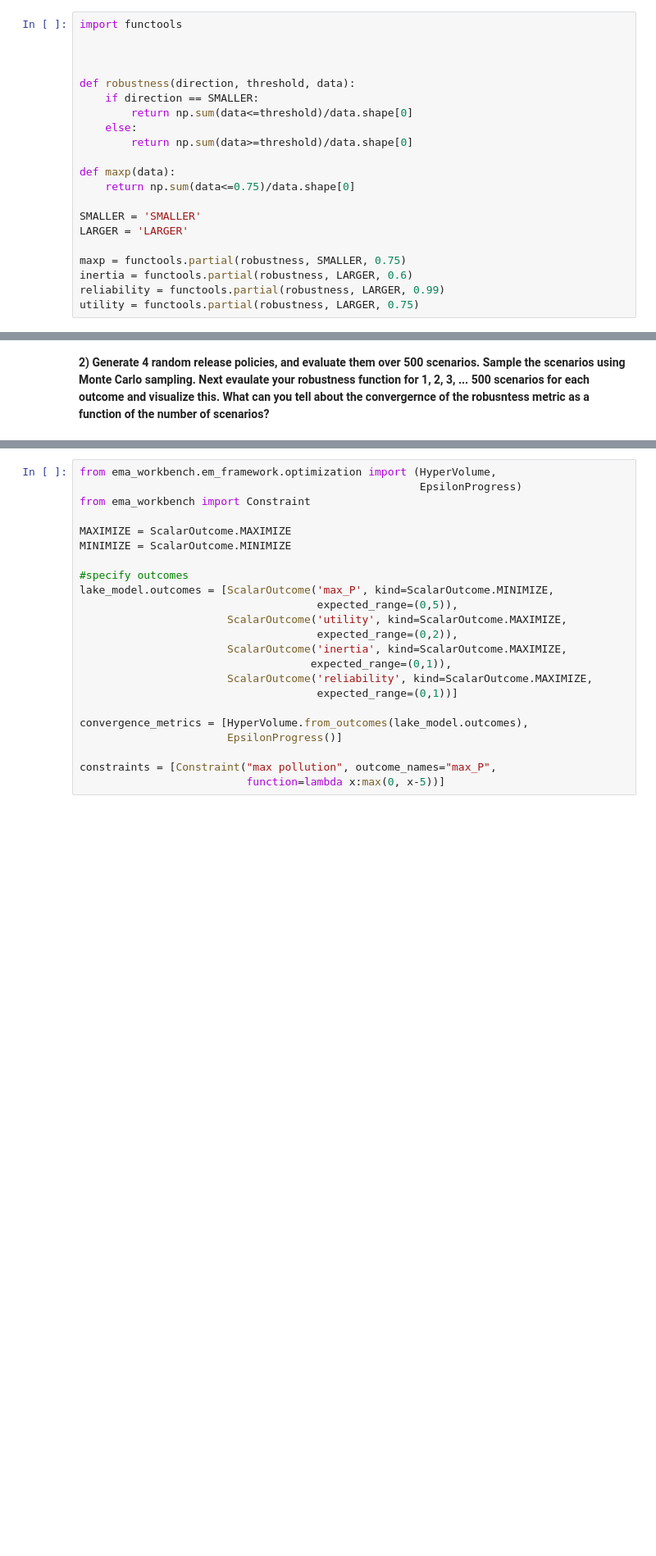
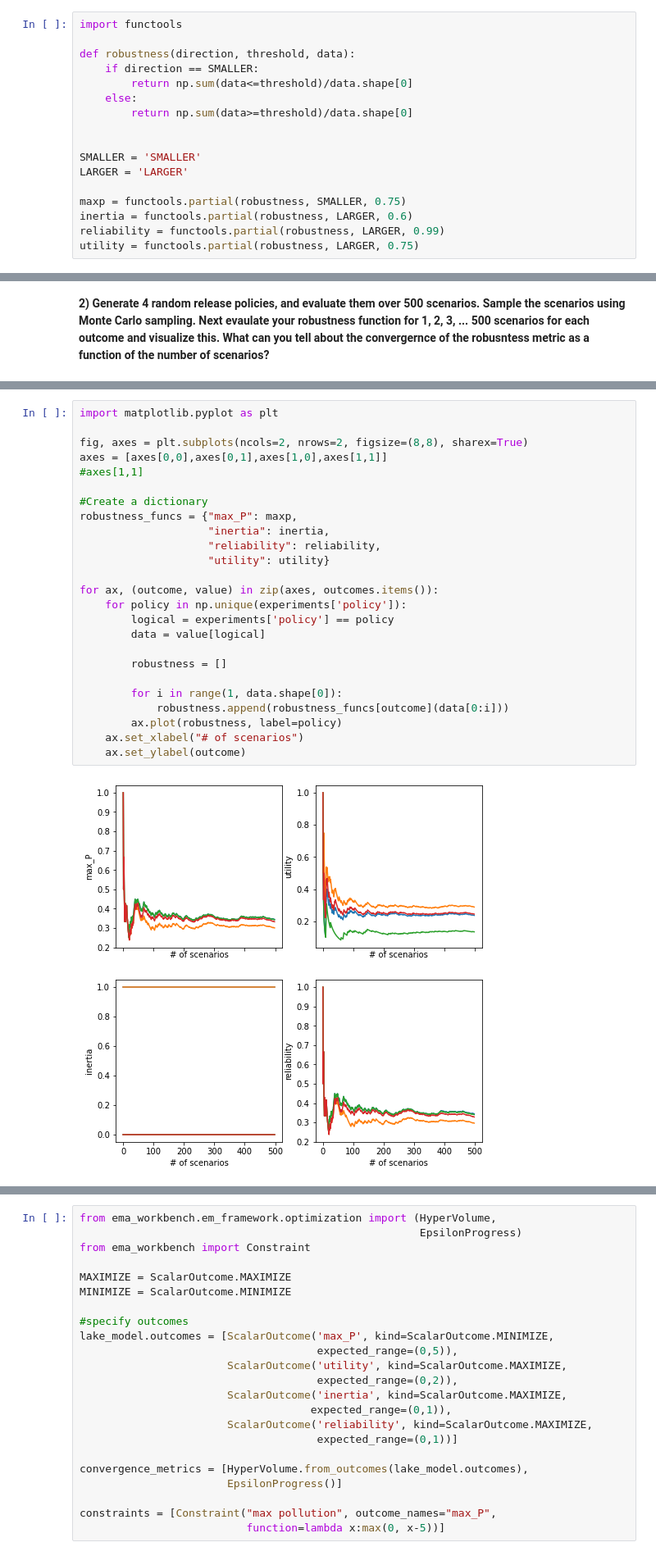
Before and after one commit to mare-matorum/epa1361_open_g29, a Jupyter notebook: Week 5-6 - robustness and direct search/assignment 10 - MORO.ipynb, the cells around one changed output, grey strips where cells are left out. Shown: that part at 82% size. Cells and saved outputs as stored; diff of their text form; blank space fills up the shorter version.

Commit message:
Updated assignment 10
The first part with the plots work now.

```diff
--- a/Week 5-6 - robustness and direct search/assignment 10 - MORO.ipynb
+++ b/Week 5-6 - robustness and direct search/assignment 10 - MORO.ipynb
@@ -20,8 +20,6 @@ For this assignment, we will be using a domain criterion as our robustness metri
 **1) Implement a function for each outcome that takes a numpy array with results for the outcome of interest, and returns the robustness score**
 # %%
 import functools
-
-
 
 def robustness(direction, threshold, data):
     if direction == SMALLER:
@@ -29,8 +27,6 @@ def robustness(direction, threshold, data):
     else:
         return np.sum(data>=threshold)/data.shape[0]
 
-def maxp(data):
-    return np.sum(data<=0.75)/data.shape[0]
 
 SMALLER = 'SMALLER'
 LARGER = 'LARGER'
@@ -184,3 +93,29 @@ with MultiprocessingEvaluator(lake_model) as evaluator:
 [MainProcess/INFO] 2000 cases completed
 [MainProcess/INFO] experiments finished
 [MainProcess/INFO] terminating pool
+# %%
+import matplotlib.pyplot as plt
+
+fig, axes = plt.subplots(ncols=2, nrows=2, figsize=(8,8), sharex=True)
+axes = [axes[0,0],axes[0,1],axes[1,0],axes[1,1]]                             #axes[1,1]
+
+#Create a dictionary
+robustness_funcs = {"max_P": maxp,
+                    "inertia": inertia,
+                    "reliability": reliability,
+                    "utility": utility}
+
+for ax, (outcome, value) in zip(axes, outcomes.items()):
+    for policy in np.unique(experiments['policy']):
+        logical = experiments['policy'] == policy
+        data = value[logical]
+
+        robustness = []
+
+        for i in range(1, data.shape[0]):
+            robustness.append(robustness_funcs[outcome](data[0:i]))
+        ax.plot(robustness, label=policy)
+    ax.set_xlabel("# of scenarios")
+    ax.set_ylabel(outcome)
+# %% [output]
+[figure, added]
```
Also changed, not shown: parts of 4 cells of this notebook.
